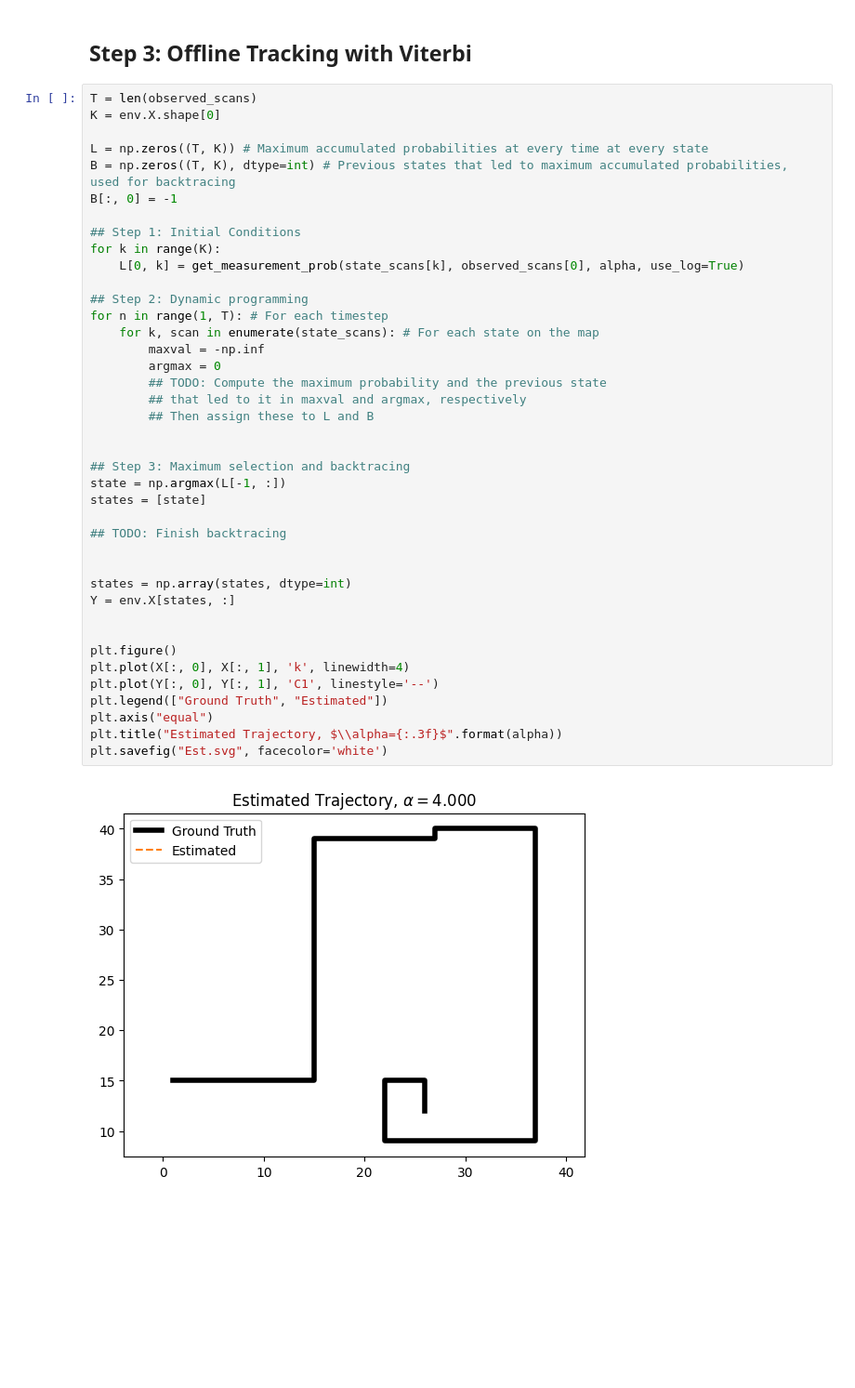
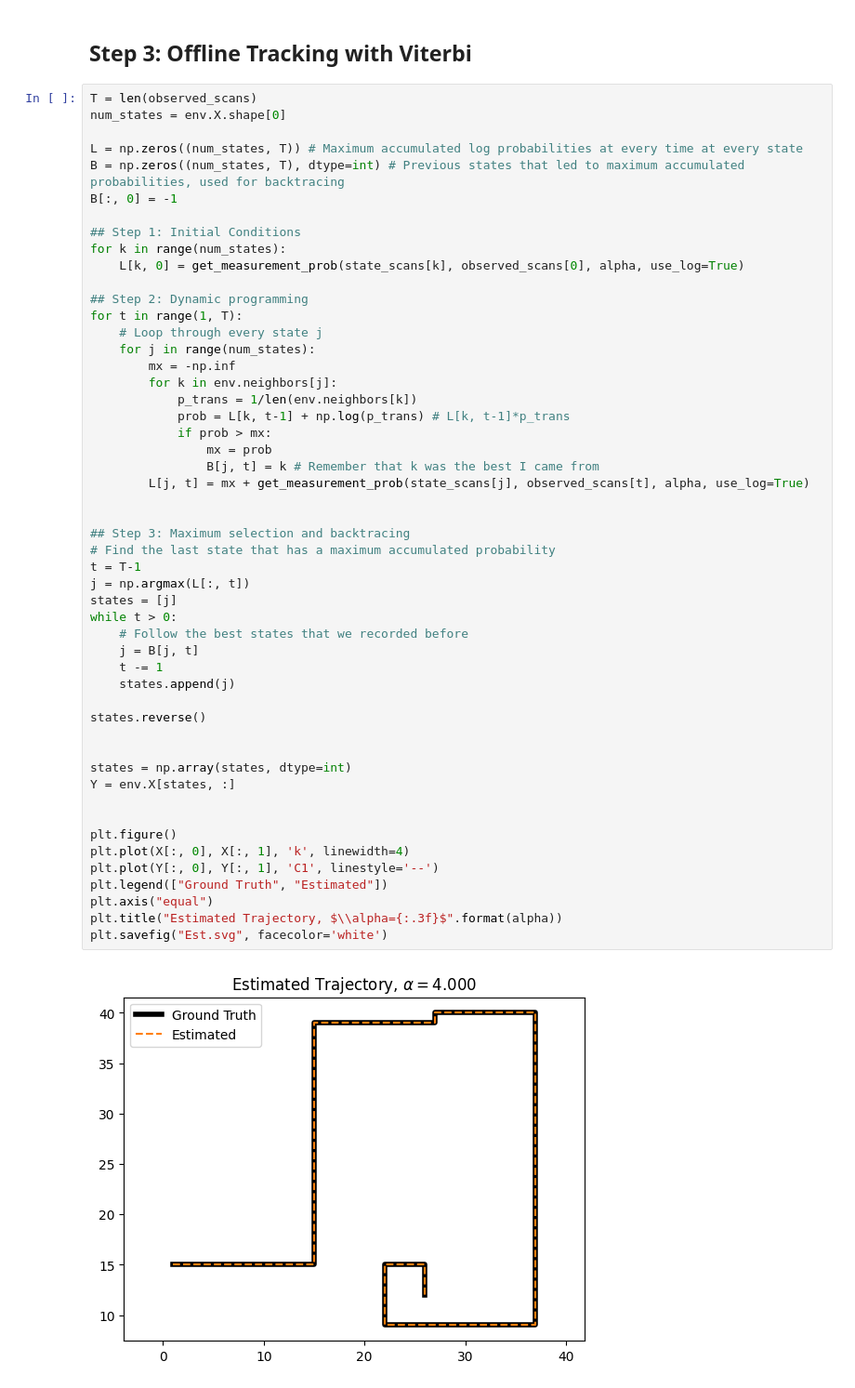
Before and after one commit to hwilt/CS477, a Jupyter notebook: Class_Exercises/Week05/RobotLocalization/RobotLocalization.ipynb, the cells around one changed output. Shown at 93% size. Drawn from its saved outputs; the diff is of its cells as text; blank space fills up the shorter version.

```diff
--- a/Class_Exercises/Week05/RobotLocalization/RobotLocalization.ipynb
+++ b/Class_Exercises/Week05/RobotLocalization/RobotLocalization.ipynb
@@ -85,43 +85,54 @@ MovieWriter ffmpeg unavailable; using Pillow instead.
 ## Step 3: Offline Tracking with Viterbi
 # %%
 T = len(observed_scans)
-K = env.X.shape[0]
+num_states = env.X.shape[0]
 
-L = np.zeros((T, K)) # Maximum accumulated probabilities at every time at every state
-B = np.zeros((T, K), dtype=int) # Previous states that led to maximum accumulated probabilities, used for backtracing
+L = np.zeros((num_states, T)) # Maximum accumulated log probabilities at every time at every state
+B = np.zeros((num_states, T), dtype=int) # Previous states that led to maximum accumulated probabilities, used for backtracing
 B[:, 0] = -1
 
 ## Step 1: Initial Conditions
-for k in range(K):
-    L[0, k] = get_measurement_prob(state_scans[k], observed_scans[0], alpha, use_log=True)
+for k in range(num_states):
+    L[k, 0] = get_measurement_prob(state_scans[k], observed_scans[0], alpha, use_log=True)
 
 ## Step 2: Dynamic programming
-for n in range(1, T): # For each timestep
-    for k, scan in enumerate(state_scans): # For each state on the map
-        maxval = -np.inf
-        argmax = 0
-        ## TODO: Compute the maximum probability and the previous state
-        ## that led to it in maxval and argmax, respectively
-        ## Then assign these to L and B
+for t in range(1, T):
+    # Loop through every state j
+    for j in range(num_states):
+        mx = -np.inf
+        for k in env.neighbors[j]:
+            p_trans = 1/len(env.neighbors[k])
+            prob = L[k, t-1] + np.log(p_trans) # L[k, t-1]*p_trans
+            if prob > mx:
+                mx = prob
+                B[j, t] = k # Remember that k was the best I came from
+        L[j, t] = mx + get_measurement_prob(state_scans[j], observed_scans[t], alpha, use_log=True)
 
 
 ## Step 3: Maximum selection and backtracing
-state = np.argmax(L[-1, :])
-states = [state]
+# Find the last state that has a maximum accumulated probability
+t = T-1
+j = np.argmax(L[:, t])
+states = [j]
+while t > 0:
+    # Follow the best states that we recorded before
+    j = B[j, t]
+    t -= 1
+    states.append(j)
 
-## TODO: Finish backtracing
+states.reverse()
 
 
 states = np.array(states, dtype=int)
 Y = env.X[states, :]
 
 
 plt.figure()
 plt.plot(X[:, 0], X[:, 1], 'k', linewidth=4)
 plt.plot(Y[:, 0], Y[:, 1], 'C1', linestyle='--')
 plt.legend(["Ground Truth", "Estimated"])
 plt.axis("equal")
 plt.title("Estimated Trajectory, $\\alpha={:.3f}$".format(alpha))
 plt.savefig("Est.svg", facecolor='white')
 # %% [output]
-[figure, old version]
+[figure, new version]
```
Also changed, not shown: 1 other file.
